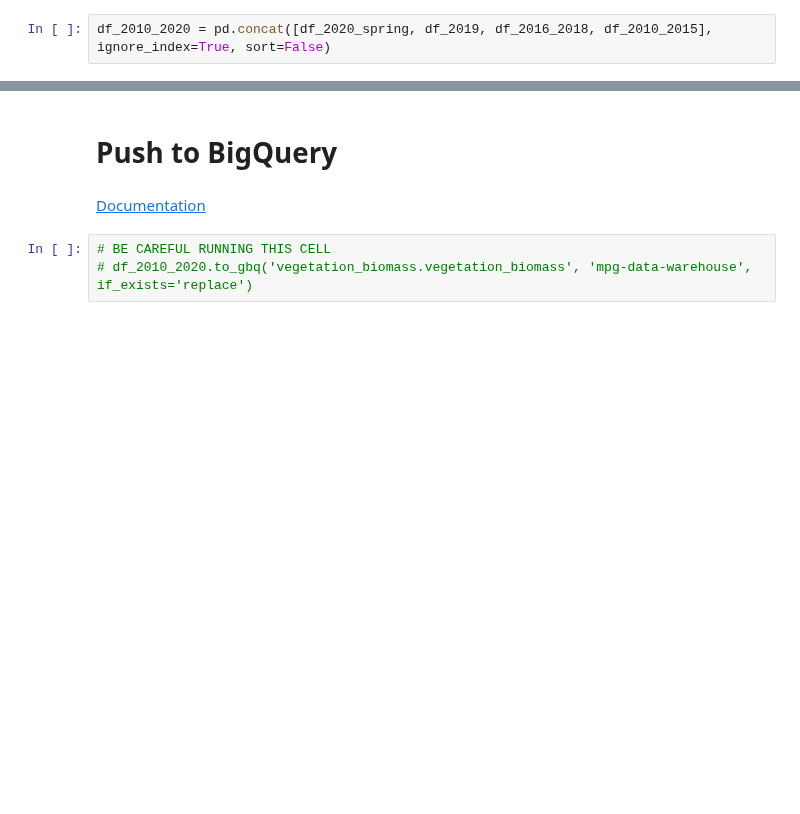
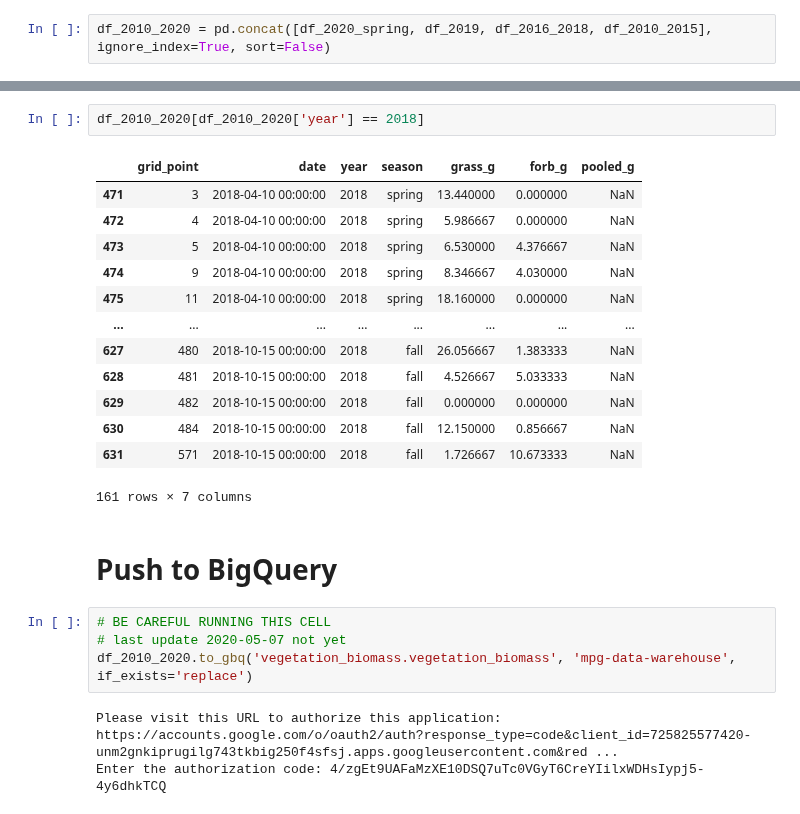
Before and after one commit to samsoe/mpg_notebooks, a Jupyter notebook: Vegetation_Biomass_Grass_Forb_Pooled_Wrangle.ipynb, the cells around one changed output, grey strips where cells are left out. Drawn from its saved outputs; the diff is of its cells as text; blank space fills up the shorter version.

```diff
--- a/Vegetation_Biomass_Grass_Forb_Pooled_Wrangle.ipynb
+++ b/Vegetation_Biomass_Grass_Forb_Pooled_Wrangle.ipynb
@@ -1608,10 +1608,28 @@ Data columns (total 7 columns):
  6   pooled_g    1775 non-null   float64
 dtypes: float64(3), int64(2), object(2)
 memory usage: 134.5+ KB
+# %%
+df_2010_2020[df_2010_2020['year'] == 2018]
+# %% [output]
+|  | grid_point | date | year | season | grass_g | forb_g | pooled_g |
+| 471 | 3 | 2018-04-10 00:00:00 | 2018 | spring | 13.440000 | 0.000000 | NaN |
+| 472 | 4 | 2018-04-10 00:00:00 | 2018 | spring | 5.986667 | 0.000000 | NaN |
+| 473 | 5 | 2018-04-10 00:00:00 | 2018 | spring | 6.530000 | 4.376667 | NaN |
+| 474 | 9 | 2018-04-10 00:00:00 | 2018 | spring | 8.346667 | 4.030000 | NaN |
+| 475 | 11 | 2018-04-10 00:00:00 | 2018 | spring | 18.160000 | 0.000000 | NaN |
+| ... | ... | ... | ... | ... | ... | ... | ... |
+| 627 | 480 | 2018-10-15 00:00:00 | 2018 | fall | 26.056667 | 1.383333 | NaN |
+| 628 | 481 | 2018-10-15 00:00:00 | 2018 | fall | 4.526667 | 5.033333 | NaN |
+| 629 | 482 | 2018-10-15 00:00:00 | 2018 | fall | 0.000000 | 0.000000 | NaN |
+| 630 | 484 | 2018-10-15 00:00:00 | 2018 | fall | 12.150000 | 0.856667 | NaN |
+| 631 | 571 | 2018-10-15 00:00:00 | 2018 | fall | 1.726667 | 10.673333 | NaN |
+161 rows × 7 columns
 # %% [markdown]
 # Push to BigQuery
-# %% [markdown]
-[Documentation](https://pandas.pydata.org/pandas-docs/stable/reference/api/pandas.DataFrame.to_gbq.html)
 # %%
 # BE CAREFUL RUNNING THIS CELL
-# df_2010_2020.to_gbq('vegetation_biomass.vegetation_biomass', 'mpg-data-warehouse', if_exists='replace')
+# last update 2020-05-07 not yet
+df_2010_2020.to_gbq('vegetation_biomass.vegetation_biomass', 'mpg-data-warehouse', if_exists='replace')
+# %% [output]
+Please visit this URL to authorize this application: https://accounts.google.com/o/oauth2/auth?response_type=code&client_id=725825577420-unm2gnkiprugilg743tkbig250f4sfsj.apps.googleusercontent.com&red ...
+Enter the authorization code: 4/zgEt9UAFaMzXE10DSQ7uTc0VGyT6CreYIilxWDHsIypj5-4y6dhkTCQ
```
Also changed, not shown: parts of 4 cells of this notebook.
